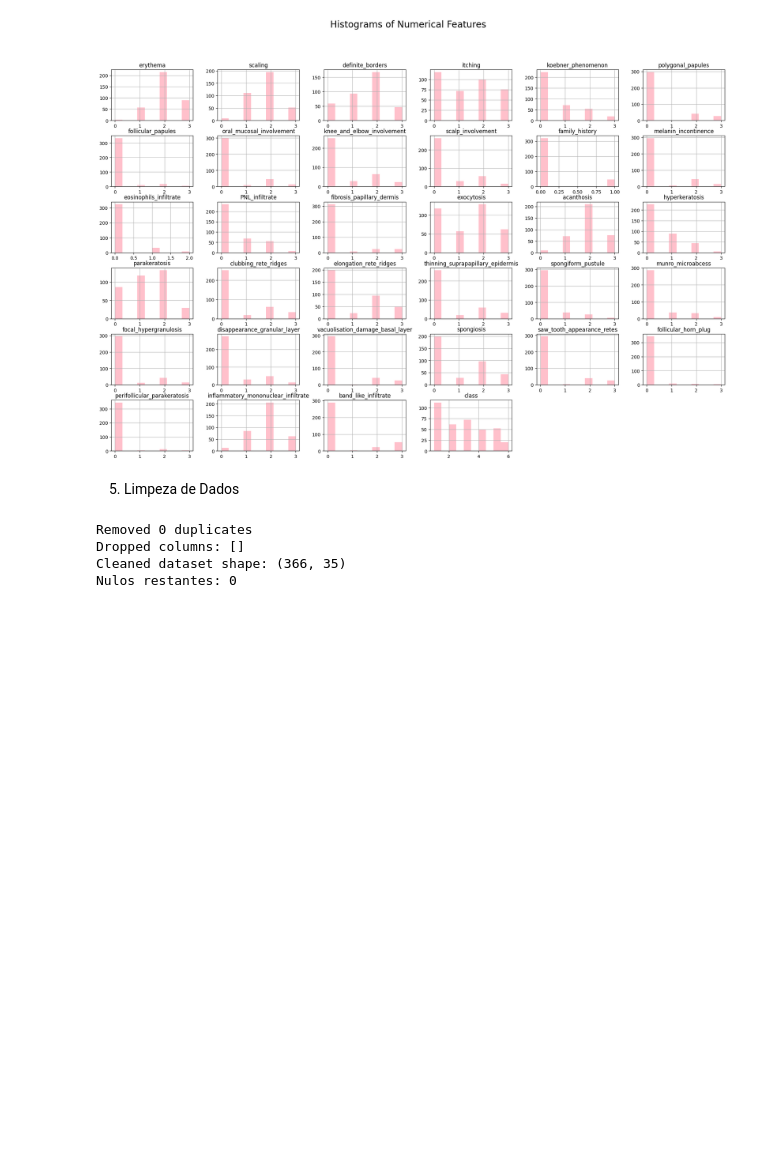
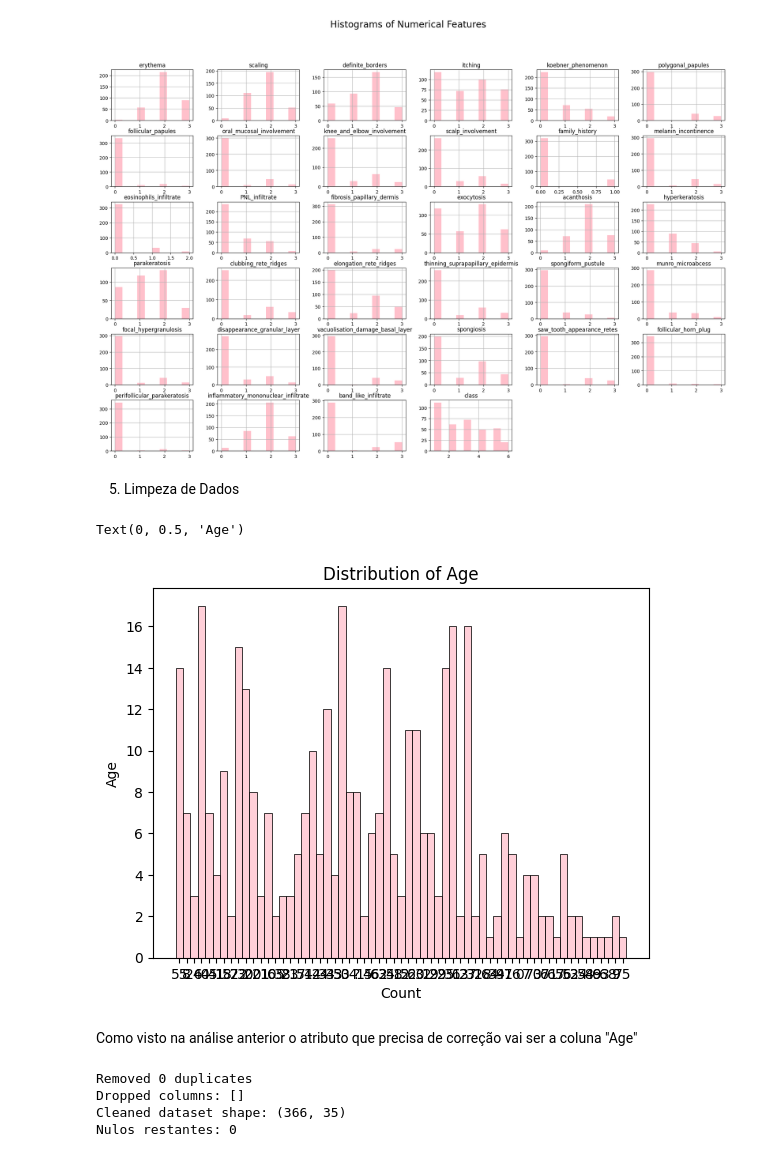
Before and after one commit to rayssacoelho/learning_ai, a Jupyter notebook: projeto_avaliacao/projeto.ipynb, the cells around one changed output. Saved outputs shown, nothing was run; the diff lists cells and outputs as text; code cells hidden in the pictures; blank space fills up the shorter version.

Commit message:
Tratamento de Outliers na Coluna Age (valor númerico contínuo)

```diff
--- a/projeto_avaliacao/projeto.ipynb
+++ b/projeto_avaliacao/projeto.ipynb
@@ -184,6 +184,16 @@ Text(0.5, 0.98, 'Histograms of Numerical Features')
 [figure]
 # %% [markdown]
 5. Limpeza de Dados
+# %%
+sns.histplot(x=df_raw['age'], color="pink") # mostra a distribuição das classes (doenças) no dataset usando um gráfico de barras
+plt.title("Distribution of Age") # título do gráfico
+plt.xlabel("Count") # rótulo do eixo x
+plt.ylabel("Age") # rótulo do eixo y
+# %% [output]
+Text(0, 0.5, 'Age')
+[figure, added]
+# %% [markdown]
+Como visto na análise anterior o atributo que precisa de correção vai ser a coluna "Age"
 # %%
 # Remoção de duplicatas e tratamento de valores faltantes
 
```
Also changed, not shown: parts of 7 cells of this notebook, 5 other files.
